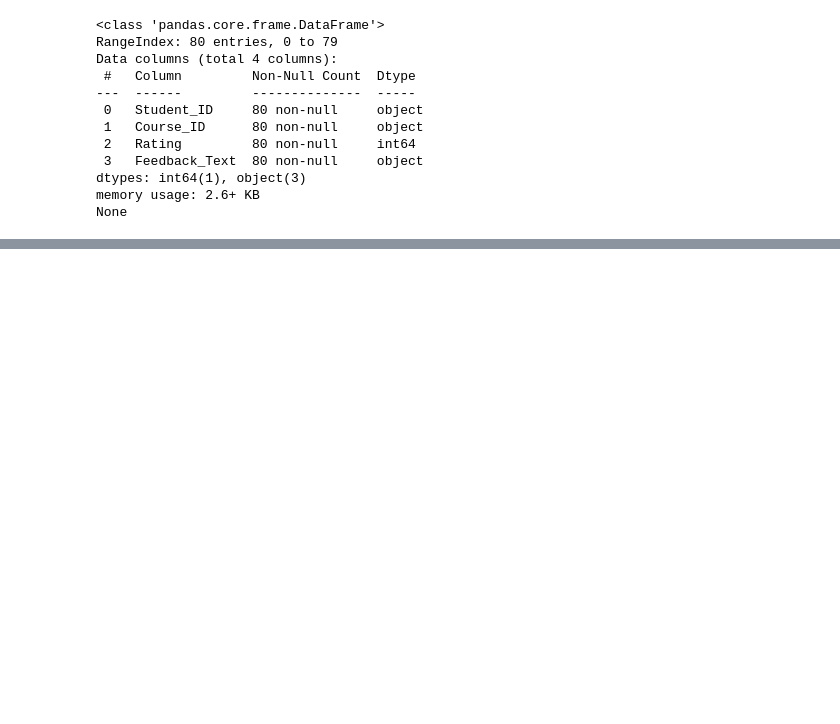
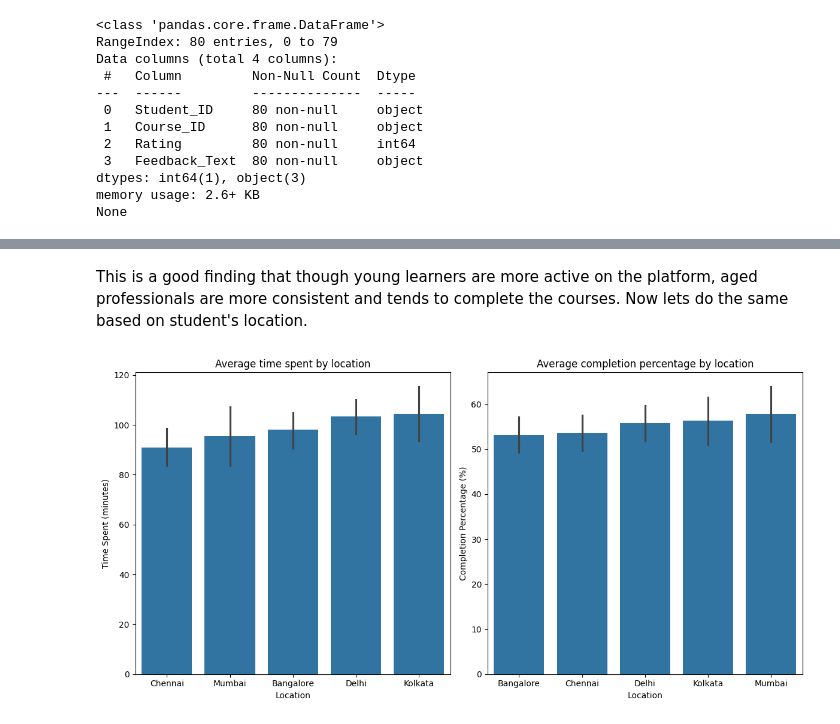
Before and after one commit to kiran86/zylentrix-data-analysis, a Jupyter notebook: zylentrix-analysis.ipynb, the cells around one changed output, grey strips where cells are left out. Drawn from its saved outputs; the diff is of its cells as text; code cells hidden in the pictures; blank space fills up the shorter version.

```diff
--- a/zylentrix-analysis.ipynb
+++ b/zylentrix-analysis.ipynb
@@ -192,0 +268,19 @@ Now the cleaning is done, analysis can be started.
+# %% [markdown]
+This is a good finding that though young learners are more active on the platform, aged professionals are more consistent and tends to complete the courses. Now lets do the same based on student's location.
+# %%
+# visualize the data
+plt.figure(figsize=(12, 6))
+
+# by time spent on courses
+plt.subplot(1, 2, 1)
+sns.barplot(x='Location', y='Time_Spent_Minutes', data=merged_df, order=merged_df.groupby('Location')['Time_Spent_Minutes'].mean().sort_values().index)
+plt.title('Average time spent by location')
+plt.ylabel('Time Spent (minutes)')
+# by completion percentage
+plt.subplot(1, 2, 2)
+sns.barplot(x='Location', y='Completion_Percentage', data=merged_df, order=merged_df.groupby('Location')['Completion_Percentage'].mean().sort_values().index)
+plt.title('Average completion percentage by location')
+plt.ylabel('Completion Percentage (%)')
+plt.tight_layout()
+# %% [output]
+[figure, added]
```
Also changed, not shown: parts of 18 cells of this notebook, 1 other file.
